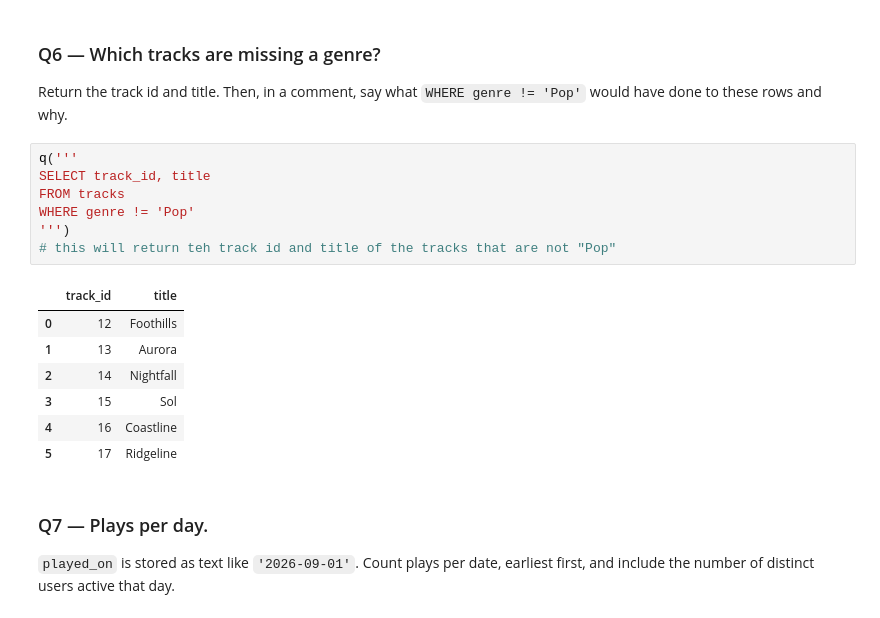
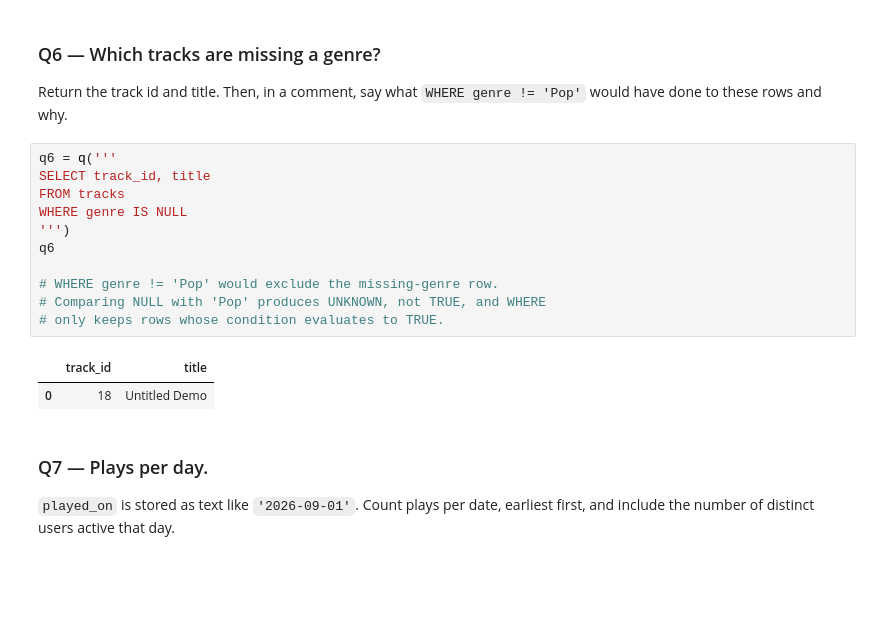
Before and after one commit to yilinw762/ds2002-fa26, a Jupyter notebook: notebooks/02-sql-databases/2026_09_11_—_SQL_Challenge_Set_—_Lab.ipynb, the cells around one changed output. Saved outputs shown, nothing was run; the diff lists cells and outputs as text; blank space fills up the shorter version.

```diff
--- a/notebooks/02-sql-databases/2026_09_11_—_SQL_Challenge_Set_—_Lab.ipynb
+++ b/notebooks/02-sql-databases/2026_09_11_—_SQL_Challenge_Set_—_Lab.ipynb
@@ -133,21 +133,20 @@ ORDER BY minutes DESC
 ### Q6 — Which tracks are missing a genre?
 
 Return the track id and title. Then, in a comment, say what `WHERE genre != 'Pop'` would have done to these rows and why.
-# %%
-q('''
-SELECT track_id, title
-FROM tracks
-WHERE genre != 'Pop'
-''')
-# this will return teh track id and title of the tracks that are not "Pop"
-# %% [output]
-|  | track_id | title |
-| 0 | 12 | Foothills |
-| 1 | 13 | Aurora |
-| 2 | 14 | Nightfall |
-| 3 | 15 | Sol |
-| 4 | 16 | Coastline |
-| 5 | 17 | Ridgeline |
+# %%
+q6 = q('''
+SELECT track_id, title
+FROM tracks
+WHERE genre IS NULL
+''')
+q6
+
+# WHERE genre != 'Pop' would exclude the missing-genre row.
+# Comparing NULL with 'Pop' produces UNKNOWN, not TRUE, and WHERE
+# only keeps rows whose condition evaluates to TRUE.
+# %% [output]
+|  | track_id | title |
+| 0 | 18 | Untitled Demo |
 # %% [markdown]
 ### Q7 — Plays per day.
 
```
Also changed, not shown: parts of 1 cell of this notebook.
